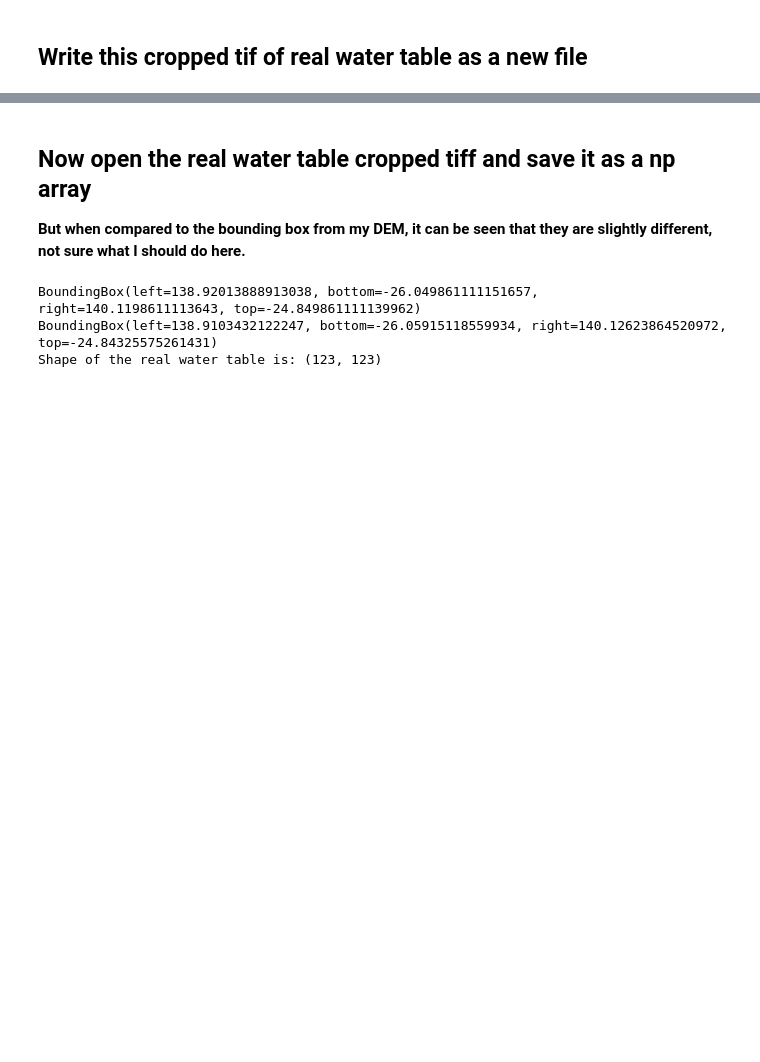
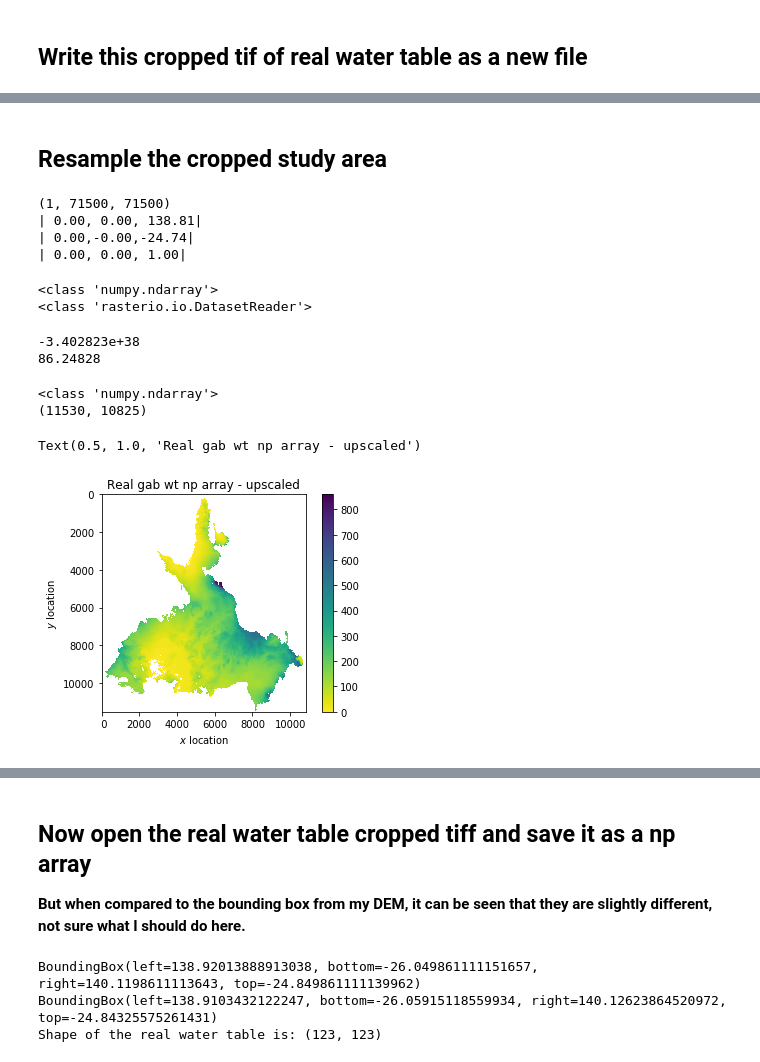
Before and after one commit to sarahkmarshall/aewt_project, a Jupyter notebook: aewt_gab.ipynb, the cells around one changed output, grey strips where cells are left out. Saved outputs shown, nothing was run; the diff lists cells and outputs as text; code cells hidden in the pictures; blank space fills up the shorter version.

Commit message:
Figuring out resampling of gab wt

```diff
--- a/aewt_gab.ipynb
+++ b/aewt_gab.ipynb
@@ -634,0 +699,4 @@ with rasterio.open(os.path.join("output_data", "gab_real_crop.tif"), "w", **out_
+# %%
+wt_gab_raster_real_crop1_nm = os.path.join("output_data", "gab_real_crop_big.tif")
+
+wt_gab_raster_real_crop1 = rio.open(wt_gab_raster_real_crop1_nm, driverstr="GTiff")
@@ -634,0 +766,71 @@ with rasterio.open(os.path.join("output_data", "gab_real_crop.tif"), "w", **out_
+# %% [markdown]
+## Resample the cropped study area
+# %%
+from rasterio.enums import Resampling
+
+upscale_factor = 500
+
+with rasterio.open(wt_gab_raster_real_crop1_nm) as dataset:
+
+    # resample data to target shape
+    data = dataset.read(
+        out_shape=(
+            dataset.count,
+            int(dataset.height * upscale_factor),
+            int(dataset.width * upscale_factor)
+        ),
+        resampling=Resampling.bilinear
+    )
+
+    # scale image transform
+    transform = dataset.transform * dataset.transform.scale(
+        (dataset.width / data.shape[-1]),
+        (dataset.height / data.shape[-2])
+    )
+
+print(data.shape)
+print(transform)
+# %% [output]
+(1, 71500, 71500)
+| 0.00, 0.00, 138.81|
+| 0.00,-0.00,-24.74|
+| 0.00, 0.00, 1.00|
+# %%
+print(type(data))
+print(type(dataset))
+# %% [output]
+<class 'numpy.ndarray'>
+<class 'rasterio.io.DatasetReader'>
+# %%
+print(data.min())
+print(data.max())
+# %% [output]
+-3.402823e+38
+86.24828
+# %%
+# Print the array
+
+data_1 = np.copy(data[0,:,:])
+
+filtered_data = np.where(data_1 < 0, np.nan, data_1)
+
+print(type(filtered_data))
+print(filtered_data.shape)
+# %% [output]
+<class 'numpy.ndarray'>
+(11530, 10825)
+# %%
+fig, ax = plt.subplots(1)
+
+img = ax.imshow(filtered_data, cmap=wt_cmap)
+ax.set_xlabel("$x$ location")
+ax.set_ylabel("$y$ location")
+ax.yaxis.set_major_formatter(FormatStrFormatter('%3.0f'))
+ax.xaxis.set_major_formatter(FormatStrFormatter('%3.0f'))
+plt.colorbar(img)
+
+
+ax.set_title('Real gab wt np array - upscaled')
+# %% [output]
+Text(0.5, 1.0, 'Real gab wt np array - upscaled')
+[figure, added]
```
Also changed, not shown: parts of 39 cells of this notebook.
